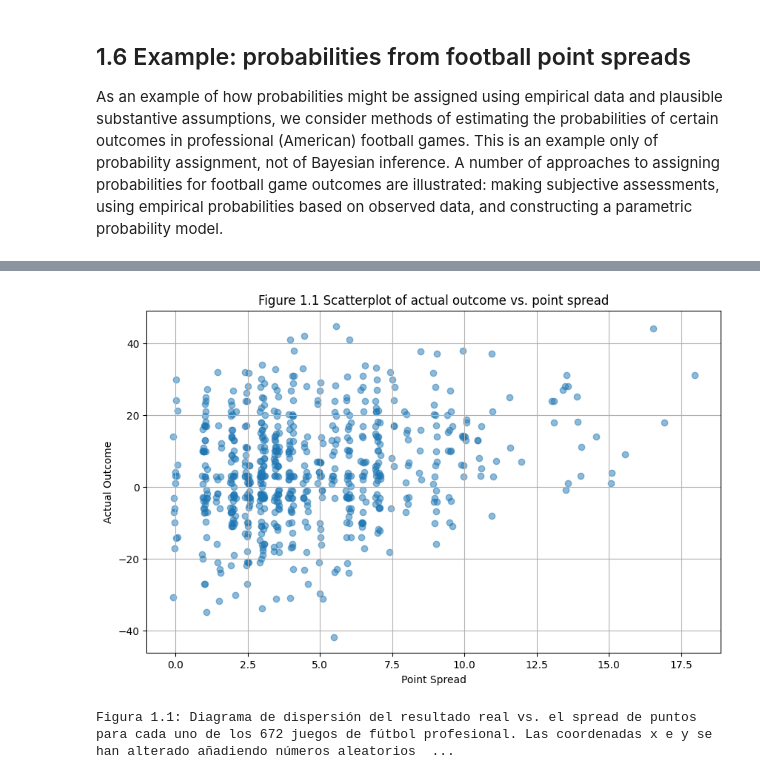
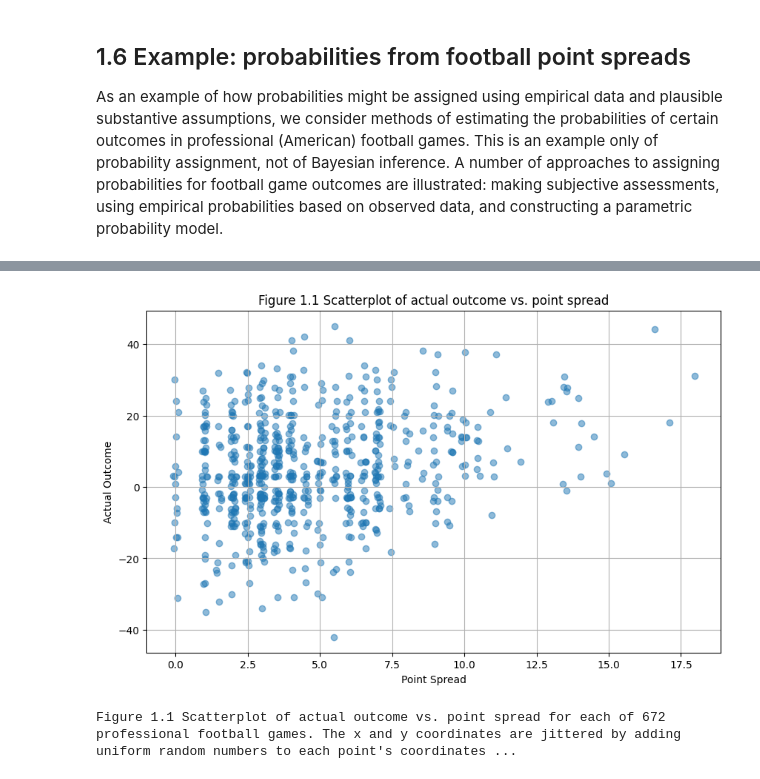
Before and after one commit to Posterior-ia/pymc_experiments, a Jupyter notebook: notebooks/Bayesian_Data_Analysis-Andrew_Gelman/cap1.ipynb, the cells around one changed output, grey strips where cells are left out. Drawn from its saved outputs; the diff is of its cells as text; code cells hidden in the pictures.

```diff
--- a/notebooks/Bayesian_Data_Analysis-Andrew_Gelman/cap1.ipynb
+++ b/notebooks/Bayesian_Data_Analysis-Andrew_Gelman/cap1.ipynb
@@ -76,27 +97,25 @@ df_filtered
 # %%
-from IPython.core.display import display, HTML
-
 # Scatterplot of actual outcome vs. point spread
-x = df_filtered['spread']
-y = df_filtered['favorite'] - df_filtered['underdog']
+x = df['spread']
+y = df['favorite'] - df['underdog']
 
 # Add jitter
 x_jittered = x + np.random.uniform(-0.1, 0.1, size=len(x))
 y_jittered = y + np.random.uniform(-0.2, 0.2, size=len(y))
 
 plt.figure(figsize=(10, 6))
 plt.scatter(x_jittered, y_jittered, alpha=0.5)
 plt.xlabel('Point Spread')
 plt.ylabel('Actual Outcome')
 plt.title('Figure 1.1 Scatterplot of actual outcome vs. point spread')
 plt.grid(True)
 plt.show()
 # Descripción de la figura
 description = """
-<p>Figura 1.1: Diagrama de dispersión del resultado real vs. el spread de puntos para cada uno de los 672 juegos de fútbol profesional. Las coordenadas x e y se han alterado añadiendo números aleatorios uniformes a las coordenadas de cada punto (entre -0.1 y 0.1 para la coordenada x; entre -0.2 y 0.2 para la coordenada y) para mostrar múltiples valores pero preservar la naturaleza discreta de cada uno.</p>
+<p>Figure 1.1 Scatterplot of actual outcome vs. point spread for each of 672 professional football games. The x and y coordinates are jittered by adding uniform random numbers to each point's coordinates (between -0.1 and 0.1 for the x coordinate; between -0.2 and 0.2 for the y coordinate) in order to display multiple values but preserve the discrete-valued nature of each.</p>
 """
 display(HTML(description))
 # %% [output]
-[figure, old version]
+[figure, new version]
-Figura 1.1: Diagrama de dispersión del resultado real vs. el spread de puntos para cada uno de los 672 juegos de fútbol profesional. Las coordenadas x e y se han alterado añadiendo números aleatorios  ...
+Figure 1.1 Scatterplot of actual outcome vs. point spread for each of 672 professional football games. The x and y coordinates are jittered by adding uniform random numbers to each point's coordinates ...
 # %% [markdown]
```
Also changed, not shown: parts of 31 cells of this notebook.
